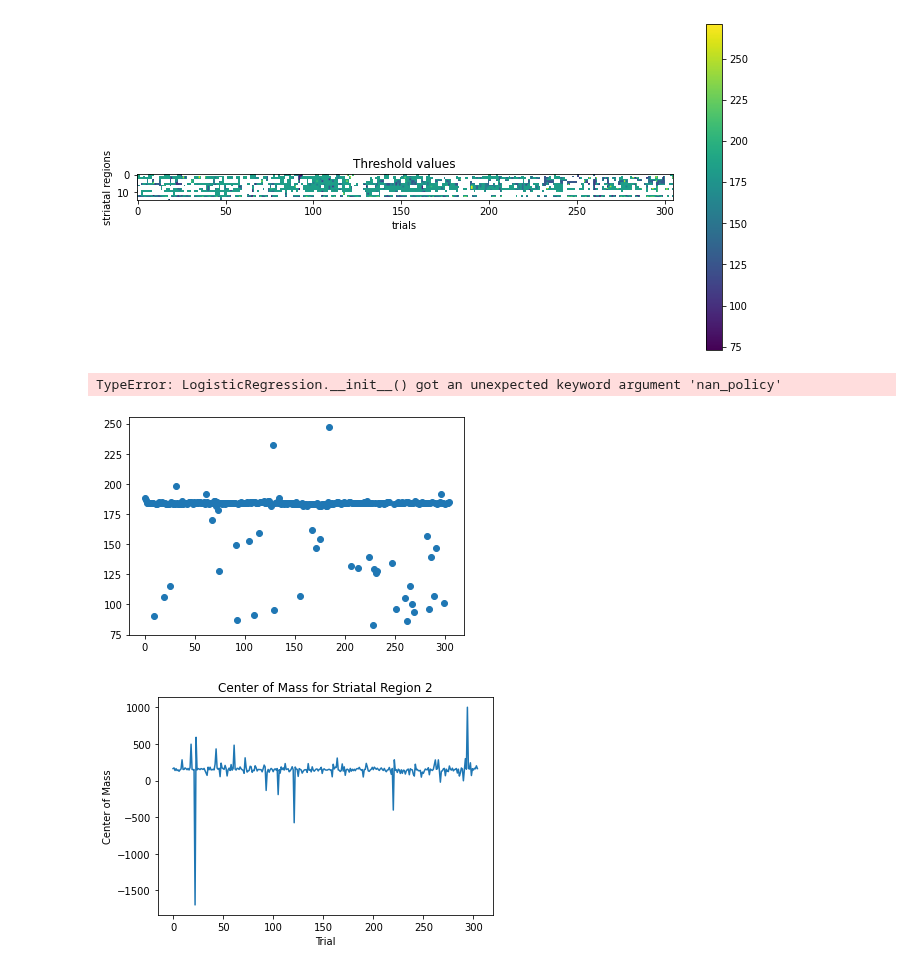
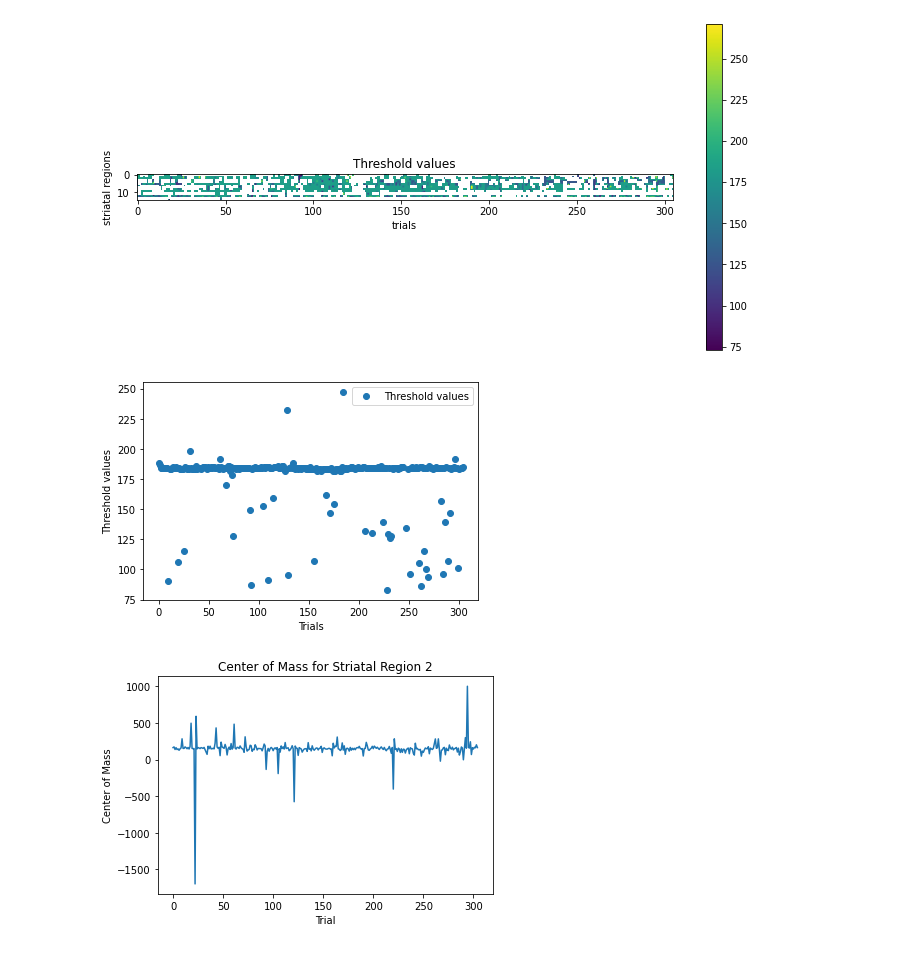
Before and after one commit to siddharth-r-tiwari/diversity_data, a Jupyter notebook: scripts.ipynb, the cells around one changed output. Cells and saved outputs as stored; diff of their text form; code cells hidden in the pictures.

```diff
--- a/scripts.ipynb
+++ b/scripts.ipynb
@@ -96,43 +96,42 @@ plt.show()
 # %%
 striatal_region = 3
 
 # Get the values for the selected striatal region
 values = thresh[:, striatal_region]
 
 # Create an array of trial indices
 trials = np.arange(len(values))
 
 # Plot the values
 plt.plot(trials, values, 'o', label='Threshold values')
 
-# Fit a logistic regression model
-# Create the logistic regression model
-logreg = LogisticRegression(nan_policy='omit')
+# # Fit a logistic regression model
+# # Create the logistic regression model
+# logreg = LogisticRegression(nan_policy='omit')
 
-# Fit the model to your data
-logreg.fit(X, y)
-model.fit(trials.reshape(-1, 1), values)
+# # Fit the model to your data
+# logreg.fit(X, y)
+# model.fit(trials.reshape(-1, 1), values)
 
-# Generate predictions using the logistic regression model
-predictions = model.predict(trials.reshape(-1, 1))
+# # Generate predictions using the logistic regression model
+# predictions = model.predict(trials.reshape(-1, 1))
 
-# Plot the logistic regression line
-plt.plot(trials, predictions, label='Logistic Regression')
+# # Plot the logistic regression line
+# plt.plot(trials, predictions, label='Logistic Regression')
 
 # Set the x-axis label
 plt.xlabel('Trials')
 
 # Set the y-axis label
 plt.ylabel('Threshold values')
 
 # Add a legend
 plt.legend()
 
 # Show the plot
 plt.show()
 # %% [output]
-TypeError: LogisticRegression.__init__() got an unexpected keyword argument 'nan_policy'
-[figure, old version]
+[figure, new version]
 # %%
 import numpy as np
 #1e
```
